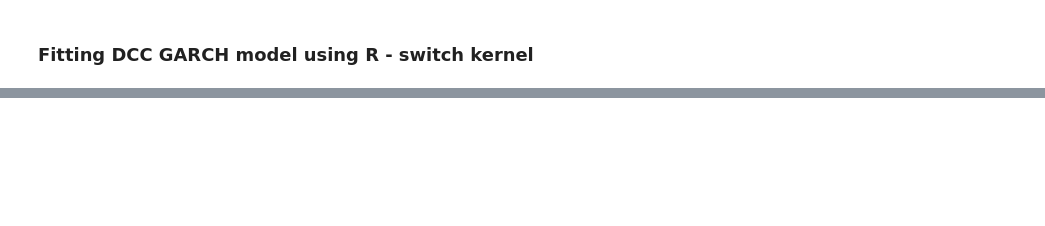
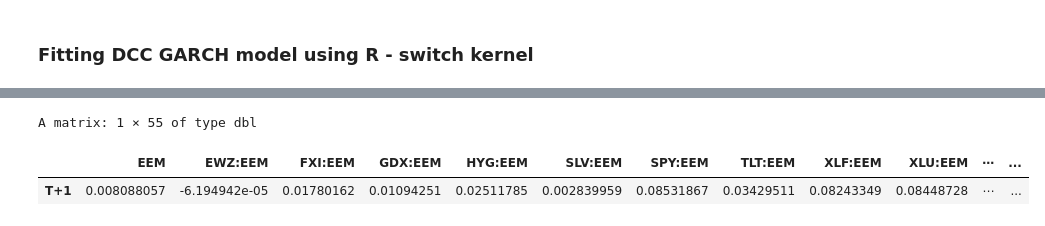
Before and after one commit to neriksen/thesis, a Jupyter notebook: backtesting/fitting_mgarch.ipynb, the cells around one changed output, grey strips where cells are left out. Saved outputs shown, nothing was run; the diff lists cells and outputs as text; code cells hidden in the pictures; blank space fills up the shorter version.

```diff
--- a/backtesting/fitting_mgarch.ipynb
+++ b/backtesting/fitting_mgarch.ipynb
@@ -30,0 +32,3 @@ etfs <- etfs %>% select(-Date)
+# %%
+#etfs <- etfs %>% select(-Date)
+etfs <- etfs %>% mutate(Date=as.Date(Date, format = "%Y-%m-%d"))
@@ -31,10 +37,12 @@ etfs <- etfs %>% select(-Date)
+# %%
+xts_etfs <- xts(etfs, order.by = etfs[,1])
 # %%
 xspec = ugarchspec(mean.model = list(armaOrder = c(0, 0)), variance.model = list(garchOrder = c(1,1), model = 'sGARCH'), distribution.model = 'norm')
 uspec = multispec(replicate(10, xspec))
 spec1 = dccspec(uspec = uspec, dccOrder = c(1, 1), distribution = 'mvnorm')
 cl = makePSOCKcluster(4)
-multf = multifit(uspec, etfs, cluster = cl)
-fit1 = dccfit(spec1, data = etfs, fit.control = list(eval.se = TRUE), fit = multf, cluster = cl)
+multf = multifit(uspec, xts_etfs[,2:11], cluster = cl)
+fit1 = dccfit(spec1, data = xts_etfs[,2:11], fit.control = list(eval.se = TRUE), fit = multf, cluster = cl)
 print(fit1)
 stopCluster(cl)
 # %% [output]
@@ -59,0 +90,5 @@ Elapsed time : 9.72409
+# %%
+etf_forecast <- dccforecast(fit1, n.ahead=1)
+# %%
+rcov(etf_forecast, output="matrix")
+# %% [output]
@@ -59,0 +96,3 @@ Elapsed time : 9.72409
+A matrix: 1 × 55 of type dbl
+|  | EEM | EWZ:EEM | FXI:EEM | GDX:EEM | HYG:EEM | SLV:EEM | SPY:EEM | TLT:EEM | XLF:EEM | XLU:EEM | ⋯ | ... |
+| T+1 | 0.008088057 | -6.194942e-05 | 0.01780162 | 0.01094251 | 0.02511785 | 0.002839959 | 0.08531867 | 0.03429511 | 0.08243349 | 0.08448728 | ⋯ | ... |
```
Also changed, not shown: parts of 14 cells of this notebook, 10 other files.
